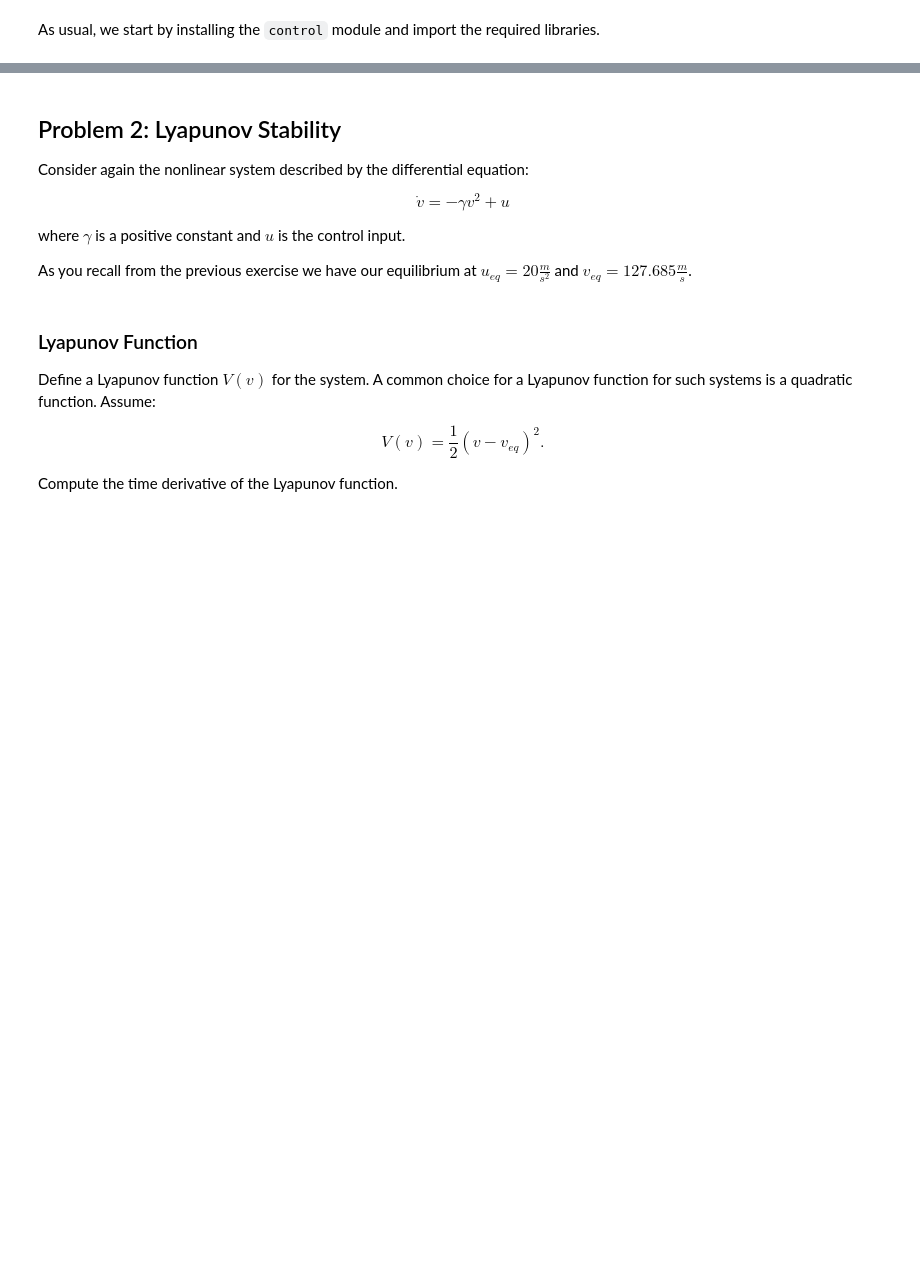
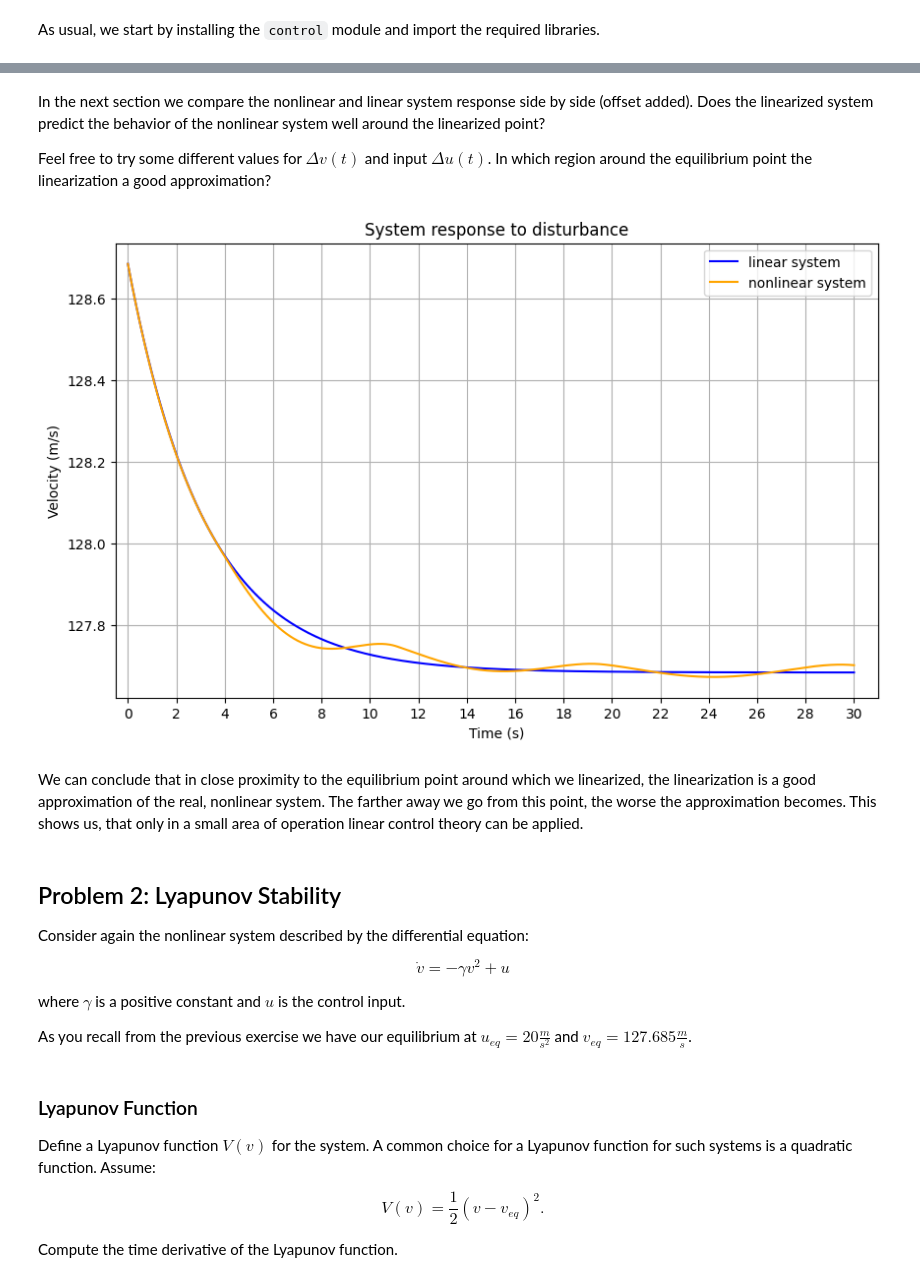
Before and after one commit to idsc-frazzoli/CS2-2024-notebooks, a Jupyter notebook: ps11-NLC1/cs_2024_ps11_NLC1.ipynb, the cells around one changed output, grey strips where cells are left out. Drawn from its saved outputs; the diff is of its cells as text; code cells hidden in the pictures; blank space fills up the shorter version.

```diff
--- a/ps11-NLC1/cs_2024_ps11_NLC1.ipynb
+++ b/ps11-NLC1/cs_2024_ps11_NLC1.ipynb
@@ -39,3 +242,32 @@ import matplotlib.pyplot as plt
+# %% [markdown]
+In the next section we compare the nonlinear and linear system response side by side (offset added). Does the linearized system predict the behavior of the nonlinear system well around the linearized point?
+
+Feel free to try some different values for $\Delta v(t)$ and input $\Delta u(t)$. In which region around the equilibrium point the linearization a good approximation?
+# %%
+
+# Simulate the nonlinear and linear system response
+t = np.linspace(0, 30, 1000)
+u = 20 + delta_u
+t_NL, y_out = ct.input_output_response(sys, T=t, U=u, X0=v_eq+delta_v)
+t_lin, delta_y_out = ct.input_output_response(linearized_sys, T=t_1, U=delta_u, X0=delta_v)
+
+
+# Plot the response
+plt.figure(figsize=(10, 6))
+plt.grid(True)
+plt.title('System response to disturbance')
+plt.plot(t_lin, v, label='linear system', color='blue')
+plt.plot(t_NL, y_out[0], label='nonlinear system', color='orange')
+plt.xticks(np.linspace(0, 30, 16))
+plt.xlim(-0.5,31)
+plt.xlabel('Time (s)')
+plt.ylabel('Velocity (m/s)')
+plt.legend()
+plt.show()
+# %% [output]
+[figure, added]
+# %% [markdown]
+We can conclude that in close proximity to the equilibrium point around which we linearized, the linearization is a good approximation of the real, nonlinear system. The farther away we go from this point, the worse the approximation becomes. This shows us, that only in a small area of operation linear control theory can be applied.
 # %% [markdown]
 ## Problem 2: Lyapunov Stability
 
```
Also changed, not shown: parts of 27 cells of this notebook, 1 other file.
